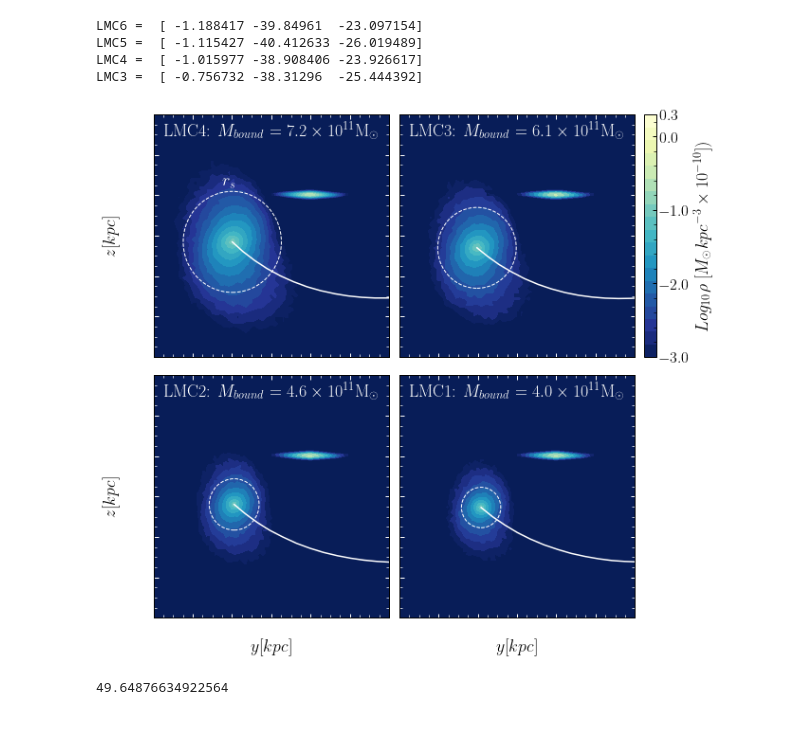
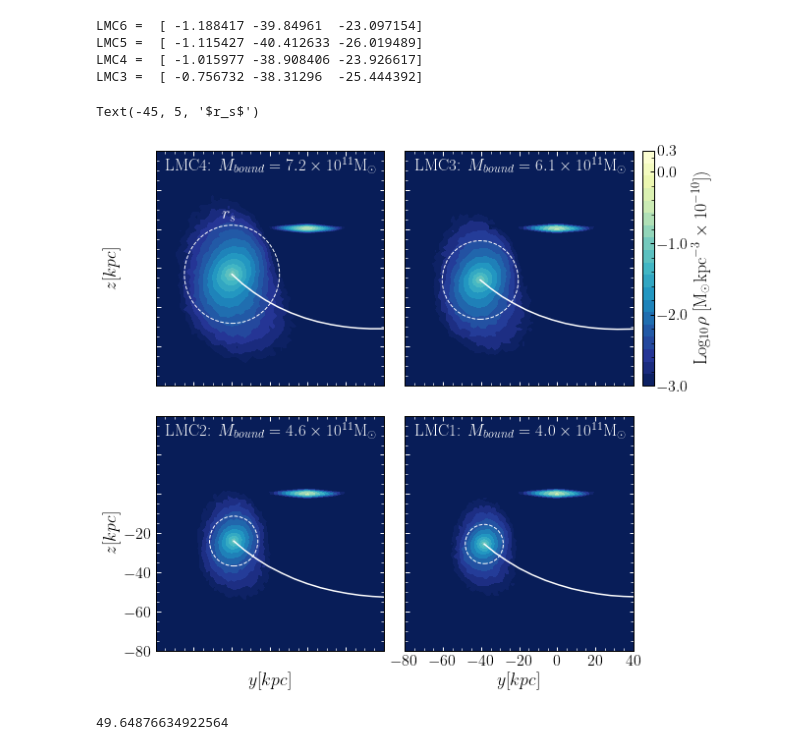
Before and after one commit to jngaravitoc/MW-LMC-SCF, a Jupyter notebook: notebooks/LMC_bound_mass_vs_mass_fig2-3.ipynb, the cells around one changed output. Saved outputs shown, nothing was run; the diff lists cells and outputs as text; code cells hidden in the pictures.

Commit message:
chaning ticklabels colors to black

```diff
--- a/notebooks/LMC_bound_mass_vs_mass_fig2-3.ipynb
+++ b/notebooks/LMC_bound_mass_vs_mass_fig2-3.ipynb
@@ -112,6 +112,9 @@ ax[0][0].contourf(binsx_lmc6[:100]+dx6, binsy_lmc6[:100]+dy6, np.log10(np.abs(h_
 
 im1 = ax[0][0].contourf(binsx_disk[:100], binsy_disk[:100], np.log10(np.abs(h_disk.T)), levels=np.linspace(-3, 0.3, 20), cmap='YlGnBu_r'
                   ,vmin=-3, vmax=0.3)
+
+
+
 
 #ax[0][0].scatter(0, 0, c='k')
 #ax[0][0].plot([-10, 10], [0, 0], c='k')
@@ -135,6 +138,7 @@ ax[1][0].contourf(binsx_disk[:100], binsy_disk[:100], np.log10(np.abs(h_disk.T))
 
 
 ax[1][0].set_facecolor("#081d58")
+
 
 
 ax[1][1].contourf(binsx_disk[:100], binsy_disk[:100], np.log10(np.abs(h_disk.T)), 20, cmap='YlGnBu_r'
@@ -161,7 +165,7 @@ cax = ax[0][1].inset_axes([1.04, 0.0, 0.05, 1])
 cbar = fig.colorbar(im1,
                     cax=cax, extend = 'both',
                     ticks=[-4, -3, -2, -1, 0, 0.3])
-cbar.set_label(r'$Log_{10}\rho\ [M_{\odot} kpc^{-3} \times 10^{-10}])$')
+cbar.set_label(r'$\rm{Log_{10}}\rho\ [M_{\odot} kpc^{-3} \times 10^{-10}])$')
 #cbar.set_clim(-3.0, 0.3)
 
 #cbar = fig.colorbar. ColorbarBase(im1, cax=cax, cmap='YlGnBu_r',
@@ -170,40 +174,59 @@ cbar.set_label(r'$Log_{10}\rho\ [M_{\odot} kpc^{-3} \times 10^{-10}])$')
 
 fig.tight_layout()
 
+
+
 ax[0][0].tick_params(axis='both', colors='w', which='both')
 ax[0][1].tick_params(axis='both', colors='w', which='both')
 ax[1][0].tick_params(axis='both', colors='w', which='both')
 ax[1][1].tick_params(axis='both', colors='w', which='both')
+#ax[0][0].get_xticklabels().set_color("k")
+plt.gca().get_xticklabels()[0].set_color("k")
+plt.gca().get_xticklabels()[1].set_color("k")
+plt.gca().get_xticklabels()[2].set_color("k")
+plt.gca().get_xticklabels()[3].set_color("k")
+
+ax[1][0].get_yticklabels()[0].set_color("k")
+ax[1][0].get_yticklabels()[1].set_color("k")
+ax[1][0].get_yticklabels()[2].set_color("k")
+ax[1][0].get_yticklabels()[3].set_color("k")
+ax[1][0].get_yticklabels()[4].set_color("k")
+ax[1][0].get_yticklabels()[5].set_color("k")
+ax[1][0].get_yticklabels()[6].set_color("k")
+
+
+
 
 #ax[0][0].tick_params(axis='y', colors='w')
 
 ## LMC orbit
 ax[0][0].plot(lmc6_wrt_mw[:112,1],lmc6_wrt_mw[:112,2], c='w')
 ax[0][1].plot(lmc5_wrt_mw[:110,1],lmc5_wrt_mw[:110,2], c='w')
 ax[1][0].plot(lmc4_wrt_mw[:115,1],lmc4_wrt_mw[:115,2], c='w')
 ax[1][1].plot(lmc3_wrt_mw[:91,1],lmc3_wrt_mw[:91,2], c='w')
 
 
 ax[0][0].set_xlim(-80, 40)
 ax[0][0].set_ylim(-80, 40)
 ax[0][0].set_yticks(np.arange(-80, 41, 20))
 ax[0][1].set_xticks(np.arange(-80, 41, 20))
 ax[0][0].set_ylabel('$z[kpc]$')
 ax[1][0].set_ylabel('$z[kpc]$')
 
 ax[1][0].set_xlabel('$y[kpc]$')
 ax[1][1].set_xlabel('$y[kpc]$')
-ax[0][0].text(-75, 30, r'LMC4: $M_{bound}=7.2\times 10^{11}$M$_{\odot}$', fontsize=18, c='w')
-ax[0][1].text(-75, 30, r'LMC3: $M_{bound}=6.1\times 10^{11}$M$_{\odot}$', fontsize=18, c='w')
-ax[1][0].text(-75, 30, r'LMC2: $M_{bound}=4.6\times 10^{11}$M$_{\odot}$', fontsize=18, c='w')
-ax[1][1].text(-75, 30, r'LMC1: $M_{bound}=4.0\times 10^{11}$M$_{\odot}$', fontsize=18, c='w')
+ax[0][0].text(-75, 30, r'LMC4: $M_{bound}=7.2\times 10^{11}$M$_{\odot}$', fontsize=17, c='w')
+ax[0][1].text(-75, 30, r'LMC3: $M_{bound}=6.1\times 10^{11}$M$_{\odot}$', fontsize=17, c='w')
+ax[1][0].text(-75, 30, r'LMC2: $M_{bound}=4.6\times 10^{11}$M$_{\odot}$', fontsize=17, c='w')
+ax[1][1].text(-75, 30, r'LMC1: $M_{bound}=4.0\times 10^{11}$M$_{\odot}$', fontsize=17, c='w')
 ax[0][0].text(-45, 5, '$r_s$', fontsize=18, c='w')
 
 
-savefig('../../MW-LMC-BFE/figures_docs/LMC_bound_particles.png', bbox_inches='tight')
-savefig('../../MW-LMC-BFE/figures_docs/LMC_bound_particles.pdf', bbox_inches='tight')
+#savefig('../../MW-LMC-BFE/figures_docs/LMC_bound_particles.png', bbox_inches='tight')
+#savefig('../../MW-LMC-BFE/figures_docs/LMC_bound_particles.pdf', bbox_inches='tight')
 # %% [output]
+Text(-45, 5, '$r_s$')
-[figure, old version]
+[figure, new version]
 # %%
 np.sqrt((41**2) + (28**2)) - 10
 # %% [output]
```
